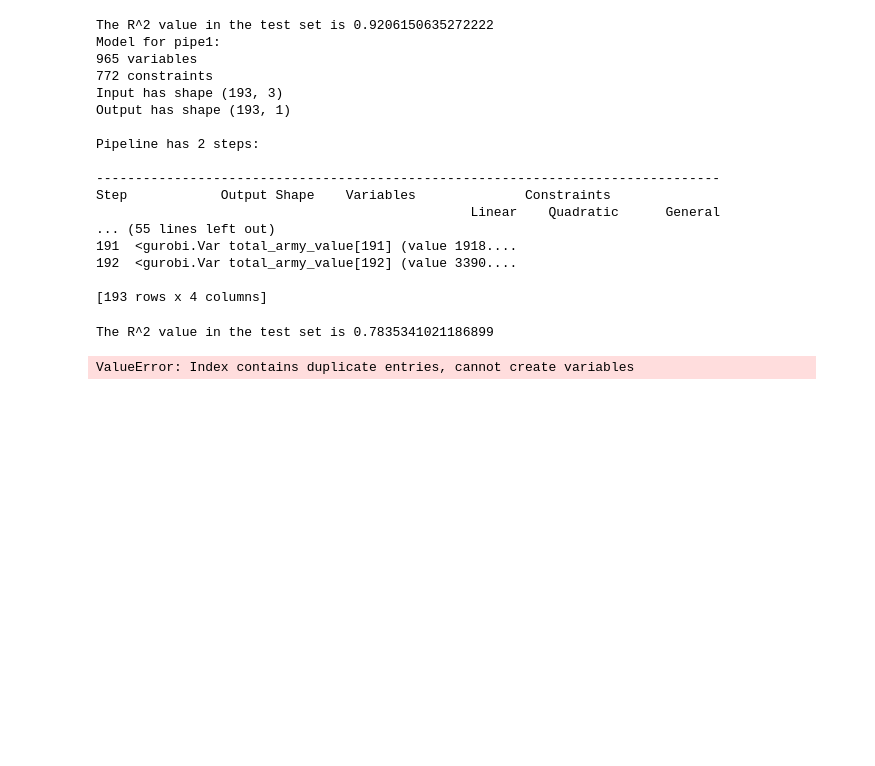
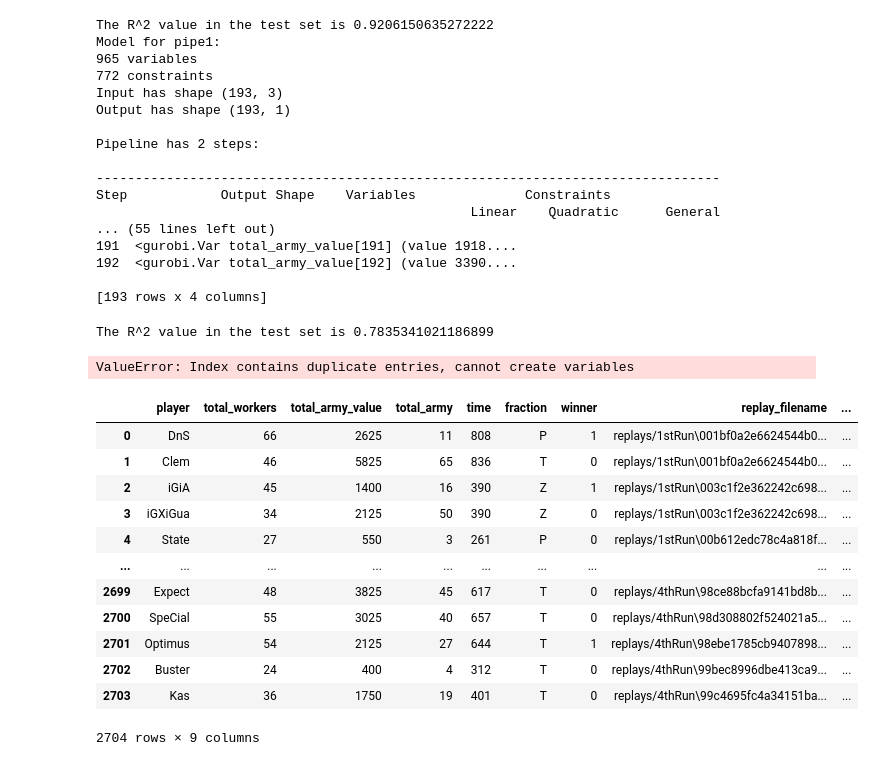
Before and after one commit to Monsieur-Bandana/gurobi_machine_learning, a Jupyter notebook: starcraft-pandas-version.ipynb, the cells around one changed output. Cells and saved outputs as stored; diff of their text form; code cells hidden in the pictures; blank space fills up the shorter version.

```diff
--- a/starcraft-pandas-version.ipynb
+++ b/starcraft-pandas-version.ipynb
@@ -1022,3 +1109,33 @@ print(outputs)
 # %% [output]
 The R^2 value in the test set is 0.7835341021186899
 ValueError: Index contains duplicate entries, cannot create variables
+# %%
+# in diesem File wird der Resourcenverbrauch errechnet und der csv Datei angefügt
+
+import pandas as pd
+
+df = pd.read_csv('./csv_dateien/starcraftFinalcsvs/stackedRun.csv')
+
+# Durch die Konkardination ist eine ungewünschte Spalte entstanden
+df = df.drop(columns=["Unnamed: 0"])
+
+df["resource_consumption"] = df["total_army_value"] / \
+    df["total_army"] + 50 * df["total_workers"]
+
+df
+
+# df.to_csv('./csv_dateien/starcraftFinalcsvs/stackedRun.csv')
+# %% [output]
+|  | player | total_workers | total_army_value | total_army | time | fraction | winner | replay_filename | ... |
+| 0 | DnS | 66 | 2625 | 11 | 808 | P | 1 | replays/1stRun\001bf0a2e6624544b0... | ... |
+| 1 | Clem | 46 | 5825 | 65 | 836 | T | 0 | replays/1stRun\001bf0a2e6624544b0... | ... |
+| 2 | iGiA | 45 | 1400 | 16 | 390 | Z | 1 | replays/1stRun\003c1f2e362242c698... | ... |
+| 3 | iGXiGua | 34 | 2125 | 50 | 390 | Z | 0 | replays/1stRun\003c1f2e362242c698... | ... |
+| 4 | State | 27 | 550 | 3 | 261 | P | 0 | replays/1stRun\00b612edc78c4a818f... | ... |
+| ... | ... | ... | ... | ... | ... | ... | ... | ... | ... |
+| 2699 | Expect | 48 | 3825 | 45 | 617 | T | 0 | replays/4thRun\98ce88bcfa9141bd8b... | ... |
+| 2700 | SpeCial | 55 | 3025 | 40 | 657 | T | 0 | replays/4thRun\98d308802f524021a5... | ... |
+| 2701 | Optimus | 54 | 2125 | 27 | 644 | T | 1 | replays/4thRun\98ebe1785cb9407898... | ... |
+| 2702 | Buster | 24 | 400 | 4 | 312 | T | 0 | replays/4thRun\99bec8996dbe413ca9... | ... |
+| 2703 | Kas | 36 | 1750 | 19 | 401 | T | 0 | replays/4thRun\99c4695fc4a34151ba... | ... |
+2704 rows × 9 columns
```
Also changed, not shown: parts of 3 cells of this notebook, 10 other files.
